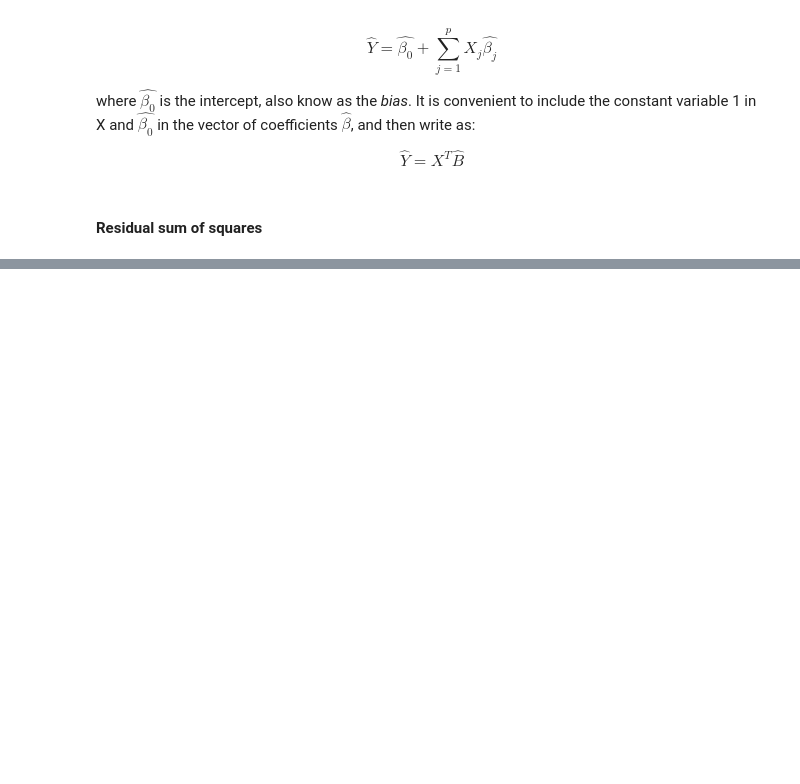
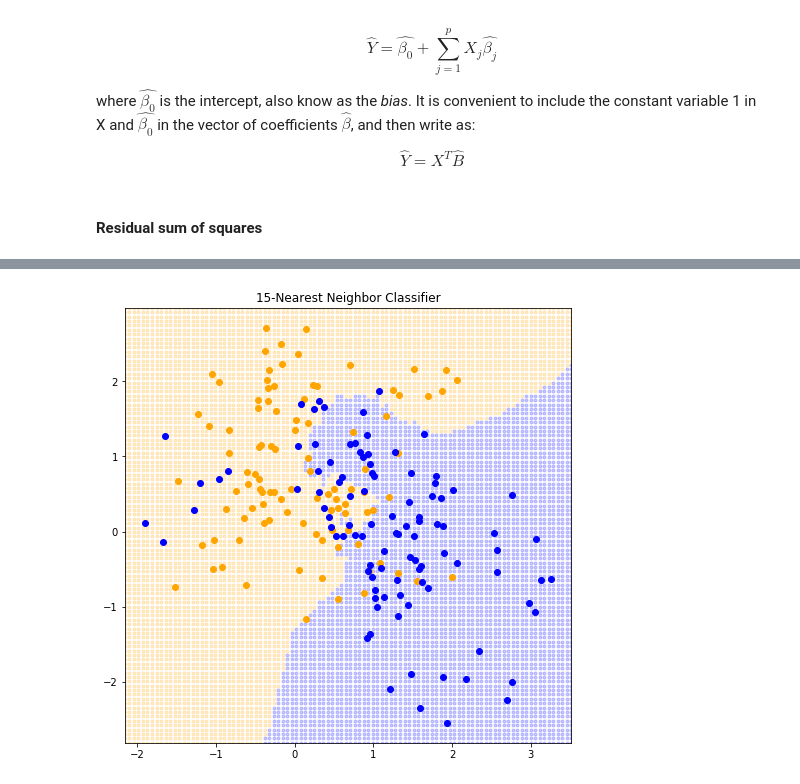
Before and after one commit to maitbayev/the-elements-of-statistical-learning, a Jupyter notebook: chapter02/2.3-least-squares-and-nearest-neighbors.ipynb, the cells around one changed output, grey strips where cells are left out. Cells and saved outputs as stored; diff of their text form; code cells hidden in the pictures; blank space fills up the shorter version.

```diff
--- a/chapter02/2.3-least-squares-and-nearest-neighbors.ipynb
+++ b/chapter02/2.3-least-squares-and-nearest-neighbors.ipynb
@@ -91,0 +146,14 @@ fig
+# %%
+is_orange = lambda x: knearest(15, x, data_x, data_y) > 0.5
+orange_grid = np.array([*filter(is_orange, grid)])
+blue_grid = np.array([*filterfalse(is_orange, grid)])
+
+axes.clear()
+axes.set_title("15-Nearest Neighbor Classifier")
+
+plot_data(orange_data, blue_data)
+plot_grid(orange_grid, blue_grid)
+
+fig
+# %% [output]
+[figure, added]
```
Also changed, not shown: parts of 8 cells of this notebook.
